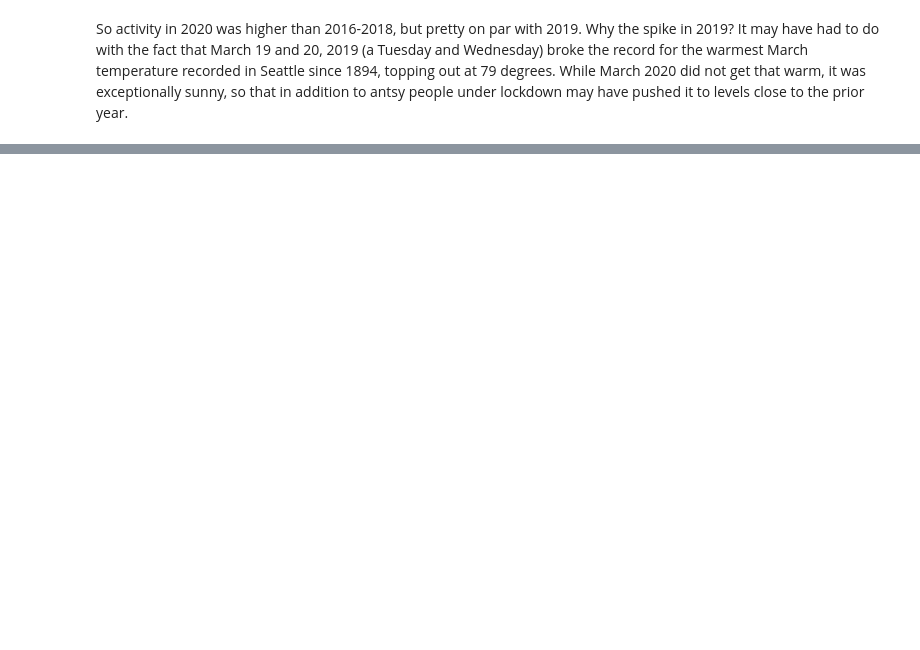
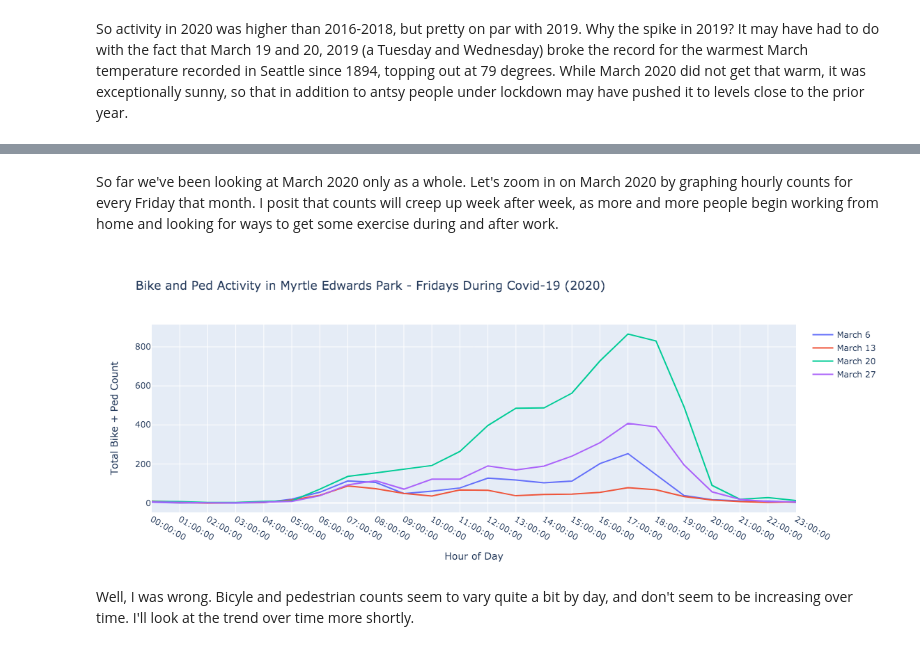
Before and after one commit to kellytdunn/Seattle-parks, a Jupyter notebook: Elliott Bay Trail.ipynb, the cells around one changed output, grey strips where cells are left out. Drawn from its saved outputs; the diff is of its cells as text; code cells hidden in the pictures; blank space fills up the shorter version.

```diff
--- a/Elliott Bay Trail.ipynb
+++ b/Elliott Bay Trail.ipynb
@@ -297,3 +304,28 @@ Since those record-setting days may have been an outlier for 2019 though, it wou
+# %% [markdown]
+So far we've been looking at March 2020 only as a whole. Let's zoom in on March 2020 by graphing hourly counts for every Friday that month. I posit that counts will creep up week after week, as more and more people begin working from home and looking for ways to get some exercise during and after work.
+# %%
+fig = go.Figure()
+fig.add_trace(go.Scatter(x=alltimes, y=hourlycounts('3/6/2020'),
+                    mode='lines',
+                    name='March 6'))
+fig.add_trace(go.Scatter(x=alltimes, y=hourlycounts('3/13/2020'),
+                    mode='lines',
+                    name='March 13'))
+fig.add_trace(go.Scatter(x=alltimes, y=hourlycounts('3/20/2020'),
+                    mode='lines',
+                    name='March 20'))
+fig.add_trace(go.Scatter(x=alltimes, y=hourlycounts('3/27/2020'),
+                    mode='lines',
+                    name='March 27'))
+
+fig.update_layout(title='Bike and Ped Activity in Myrtle Edwards Park - Fridays During Covid-19 (2020)',
+                   xaxis_title='Hour of Day',
+                   yaxis_title='Total Bike + Ped Count')
+fig.show()
+# %% [output]
+[figure, added]
+# %% [markdown]
+Well, I was wrong. Bicyle and pedestrian counts seem to vary quite a bit by day, and don't seem to be increasing over time. I'll look at the trend over time more shortly.
 # %%
 #x axis: weeks or days
 #y axis: total count of the week
```
Also changed, not shown: parts of 31 cells of this notebook.
